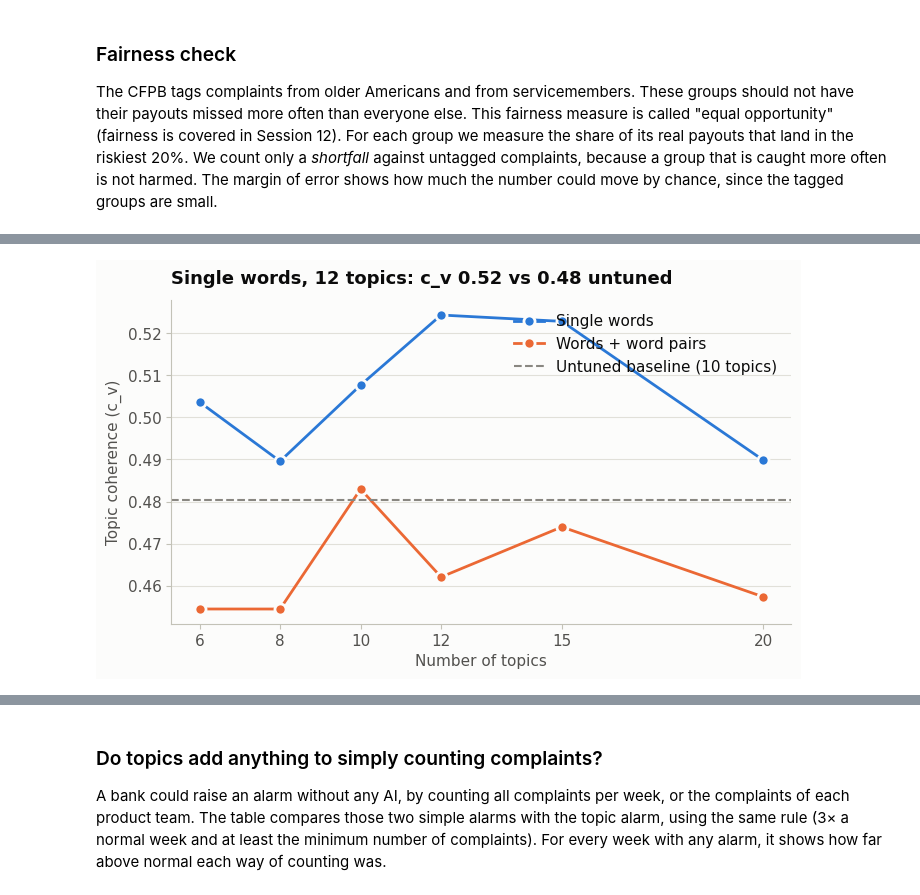
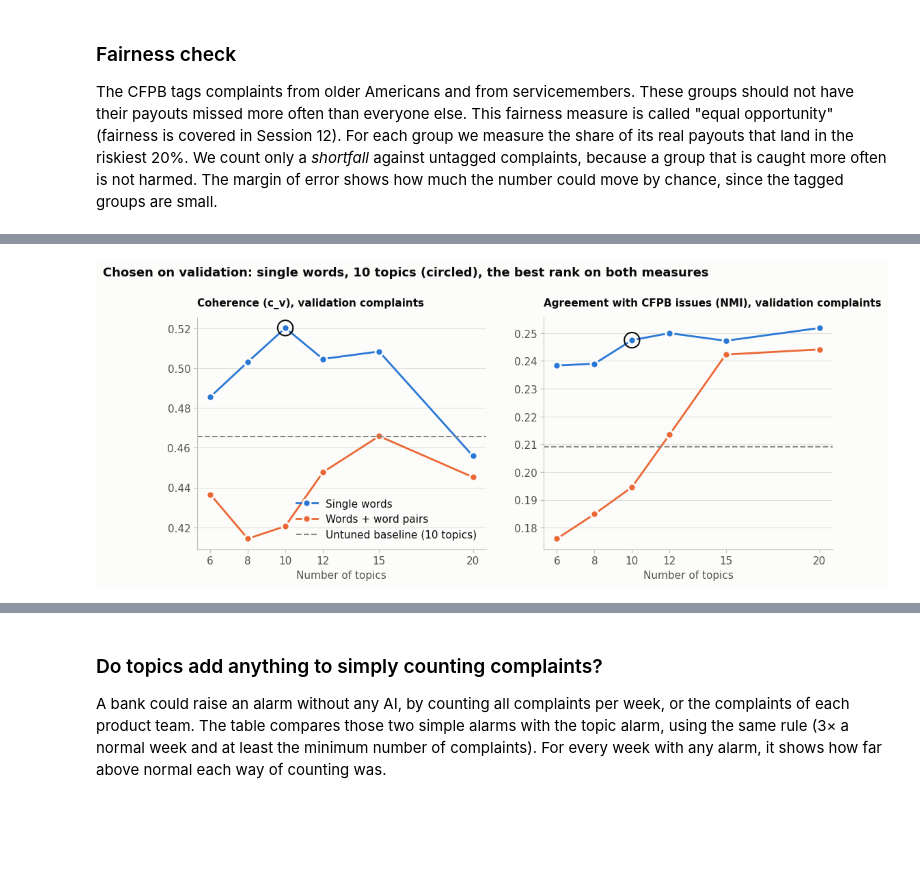
Before and after one commit to TedXpro/Introduction-To-Artificial-Intelligence-and-Machine-Learning-, a Jupyter notebook: FinalTermAssignment/Final_Project_Complaint_Intelligence.ipynb, the cells around one changed output, grey strips where cells are left out. Cells and saved outputs as stored; diff of their text form; code cells hidden in the pictures; blank space fills up the shorter version.

```diff
--- a/FinalTermAssignment/Final_Project_Complaint_Intelligence.ipynb
+++ b/FinalTermAssignment/Final_Project_Complaint_Intelligence.ipynb
@@ -956,17 +1121,23 @@ def fit_lda(dictionary, corpus, k, passes=4):
 
 
 def coherence(model, texts, dictionary):
-    return CoherenceModel(model=model, texts=texts, dictionary=dictionary, coherence="c_v",
-                          processes=1).get_coherence()
+    with np.errstate(divide="ignore", invalid="ignore"):
+        per_topic = CoherenceModel(model=model, texts=texts, dictionary=dictionary, coherence="c_v",
+                                   processes=1).get_coherence_per_topic()
+    return float(np.nanmean(per_topic))
 
 
 df["lda_tokens"] = df["tokens"].map(lda_tokens)
 unique_ids = np.sort(unique.index.to_numpy())
-TUNE_N = min(8000, len(unique_ids))
-tune_ids = np.random.default_rng(SEED).choice(unique_ids, TUNE_N, replace=False)
+TUNE_N = min(8000, len(train_idx))
+tune_ids = np.random.default_rng(SEED).choice(train_idx, TUNE_N, replace=False)
 tune_pairs = [df.at[i, "lda_tokens"] for i in tune_ids]
 tune_single = [unigram_tokens(i) for i in tune_ids]
 tune_raw = [tokenize(df.at[i, "clean"]) for i in tune_ids]
+val_pairs = [df.at[i, "lda_tokens"] for i in val_idx]
+val_single = [unigram_tokens(i) for i in val_idx]
+val_raw = [tokenize(df.at[i, "clean"]) for i in val_idx]
+val_issues = df.loc[val_idx, "issue"].to_numpy()
 NO_BELOW = 10
-print(f"Tuning on {TUNE_N:,} unique complaints")
+print(f"Settings are fitted on {TUNE_N:,} training complaints and scored on {len(val_idx):,} validation complaints")
 # %% [output]
@@ -974,14 +1145,25 @@ Tuning on 8,000 unique complaints
 # %%
 K_GRID = [6, 8, 10, 12, 15, 20]
 TEXTS = {"single": tune_single, "pairs": tune_pairs}
+VAL_TEXTS = {"single": val_single, "pairs": val_pairs}
 LABELS = {"single": "Single words", "pairs": "Words + word pairs"}
-tune_issues = df.loc[tune_ids, "issue"].to_numpy()
+NMI_COL = "agreement with CFPB issues (NMI)"
 
 
-def issue_nmi(model, dictionary, texts):
+def issue_nmi(model, dictionary, texts, issues):
     dominant = [max(model.get_document_topics(dictionary.doc2bow(t), minimum_probability=0.0), key=lambda x: x[1])[0]
                 for t in texts]
-    return normalized_mutual_info_score(tune_issues, dominant)
+    return normalized_mutual_info_score(issues, dominant)
+
+
+def validation_scores(model, dictionary, kind):
+    return {"coherence": coherence(model, VAL_TEXTS[kind], dictionary),
+            NMI_COL: issue_nmi(model, dictionary, VAL_TEXTS[kind], val_issues)}
+
+
+def best_rank(table):
+    total = table["coherence"].rank(ascending=False) + table[NMI_COL].rank(ascending=False)
+    return table.assign(total_rank=total).sort_values(["total_rank", "coherence"], ascending=[True, False]).index[0]
 
 
 sweep = []
@@ -989,46 +1171,53 @@ for kind, texts in TEXTS.items():
     d, c = build_corpus(texts, NO_BELOW, 0.4)
     for k in K_GRID:
         start = time.time()
-        sweep.append({"texts": kind, "topics": k, "coherence": coherence(fit_lda(d, c, k), texts, d)})
-        print(f"{LABELS[kind]:<18} k={k:>2}: c_v = {sweep[-1]['coherence']:.3f} ({time.time() - start:.0f} s)")
+        sweep.append({"texts": kind, "topics": k, **validation_scores(fit_lda(d, c, k), d, kind)})
+        print(f"{LABELS[kind]:<18} k={k:>2}: validation c_v {sweep[-1]['coherence']:.3f}, "
+              f"NMI {sweep[-1][NMI_COL]:.3f} ({time.time() - start:.0f} s)")
 sweep = pd.DataFrame(sweep)
-best = sweep.loc[sweep["coherence"].idxmax()]
+best = sweep.loc[best_rank(sweep)]
 BEST_K, best_kind = int(best["topics"]), best["texts"]
+coherence_only = sweep.loc[sweep["coherence"].idxmax()]
+print(f"Coherence alone would choose: {LABELS[coherence_only['texts']].lower()}, {int(coherence_only['topics'])} topics. "
+      f"Both measures together choose: {LABELS[best_kind].lower()}, {BEST_K} topics.")
 
 tuning = []
 for no_above in [0.2, 0.4, 0.7]:
     d, c = build_corpus(TEXTS[best_kind], NO_BELOW, no_above)
-    model = fit_lda(d, c, BEST_K)
     tuning.append({"setting": f"{LABELS[best_kind]}, {BEST_K} topics, max share {no_above}", "texts": best_kind,
-                   "no_above": no_above, "topics": BEST_K, "coherence": coherence(model, TEXTS[best_kind], d),
-                   "agreement with CFPB issues (NMI)": issue_nmi(model, d, TEXTS[best_kind])})
-d, c = build_corpus(tune_raw, 1, 1.0, None)
-untuned = fit_lda(d, c, 10)
+                   "no_above": no_above, "topics": BEST_K, **validation_scores(fit_lda(d, c, BEST_K), d, best_kind)})
+untuned_dictionary, c = build_corpus(tune_raw, 1, 1.0, None)
+untuned = fit_lda(untuned_dictionary, c, 10)
 tuning.append({"setting": "Untuned: standard stop words only, no filtering, 10 topics", "texts": "raw",
-               "no_above": 1.0, "topics": 10, "coherence": coherence(untuned, tune_raw, d),
-               "agreement with CFPB issues (NMI)": issue_nmi(untuned, d, tune_raw)})
+               "no_above": 1.0, "topics": 10, "coherence": coherence(untuned, val_raw, untuned_dictionary),
+               NMI_COL: issue_nmi(untuned, untuned_dictionary, val_raw, val_issues)})
 tuning = pd.DataFrame(tuning)
-display(tuning[["setting", "coherence", "agreement with CFPB issues (NMI)"]].style.format(
-    {"coherence": "{:.3f}", "agreement with CFPB issues (NMI)": "{:.3f}"}))
+print("Scores on the validation complaints:")
+display(tuning[["setting", "coherence", NMI_COL]].style.format({"coherence": "{:.3f}", NMI_COL: "{:.3f}"}))
 
 UNTUNED_COHERENCE = tuning.loc[tuning["texts"] == "raw", "coherence"].iloc[0]
-UNTUNED_NMI = tuning.loc[tuning["texts"] == "raw", "agreement with CFPB issues (NMI)"].iloc[0]
-best_setting = tuning[tuning["texts"] != "raw"].sort_values("coherence").iloc[-1]
-print(f"Chosen: {best_setting['setting']} (c_v {best_setting['coherence']:.3f}, untuned {UNTUNED_COHERENCE:.3f})")
+UNTUNED_NMI = tuning.loc[tuning["texts"] == "raw", NMI_COL].iloc[0]
+best_setting = tuning.loc[best_rank(tuning[tuning["texts"] != "raw"])]
+print(f"Chosen on validation: {best_setting['setting']} (c_v {best_setting['coherence']:.3f}, "
+      f"NMI {best_setting[NMI_COL]:.3f}; untuned {UNTUNED_COHERENCE:.3f} and {UNTUNED_NMI:.3f})")
 print("\nTop words of the untuned topics:")
 for t in range(10):
     print(f"  {t}: {', '.join(w for w, _ in untuned.show_topic(t, topn=10))}")
 
-fig, ax = plt.subplots(figsize=(8, 4.2))
-for color, kind in zip(SERIES, TEXTS):
-    part = sweep[sweep["texts"] == kind]
-    ax.plot(part["topics"], part["coherence"], color=color, marker="o", markersize=8,
-            markeredgecolor=SURFACE, markeredgewidth=2, label=LABELS[kind])
-ax.axhline(UNTUNED_COHERENCE, color=MUTED, linestyle="--", linewidth=1.5, label="Untuned baseline (10 topics)")
-ax.set_xticks(K_GRID)
-ax.set_xlabel("Number of topics")
-ax.set_ylabel("Topic coherence (c_v)")
-ax.legend(loc="best")
-ax.set_title(f"{LABELS[best_kind]}, {BEST_K} topics: c_v {best['coherence']:.2f} vs {UNTUNED_COHERENCE:.2f} untuned")
+fig, axes = plt.subplots(1, 2, figsize=(12, 4.4))
+for ax, metric, label, untuned_value in [(axes[0], "coherence", "Coherence (c_v)", UNTUNED_COHERENCE),
+                                         (axes[1], NMI_COL, "Agreement with CFPB issues (NMI)", UNTUNED_NMI)]:
+    for color, kind in zip(SERIES, TEXTS):
+        part = sweep[sweep["texts"] == kind]
+        ax.plot(part["topics"], part[metric], color=color, marker="o", markersize=8,
+                markeredgecolor=SURFACE, markeredgewidth=2, label=LABELS[kind])
+    ax.axhline(untuned_value, color=MUTED, linestyle="--", linewidth=1.5, label="Untuned baseline (10 topics)")
+    ax.scatter([BEST_K], [best[metric]], s=260, facecolor="none", edgecolor=INK, linewidth=1.5, zorder=4)
+    ax.set_xticks(K_GRID)
+    ax.set_xlabel("Number of topics")
+    ax.set_title(f"{label}, validation complaints", fontsize=11)
+axes[0].legend(loc="best")
+fig.suptitle(f"Chosen on validation: {LABELS[best_kind].lower()}, {BEST_K} topics (circled), the best rank "
+             "on both measures", x=0.01, y=1.05, ha="left", fontsize=13, fontweight="bold")
 save_fig(fig, "fig07_lda_coherence")
 # %% [output]
@@ -1065,4 +1256,4 @@ Top words of the untuned topics:
-[figure, old version]
+[figure, new version]
 # %%
 use_pairs = best_setting["texts"] == "pairs"
 texts_all = df["lda_tokens"].tolist() if use_pairs else [unigram_tokens(i) for i in range(len(df))]
```
Also changed, not shown: parts of 50 cells of this notebook, 8 other files.
